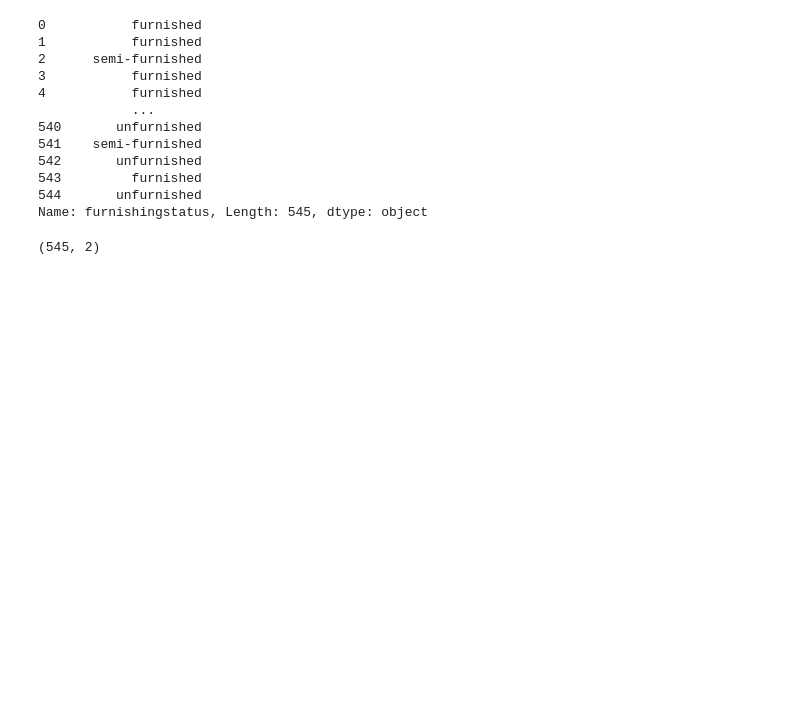
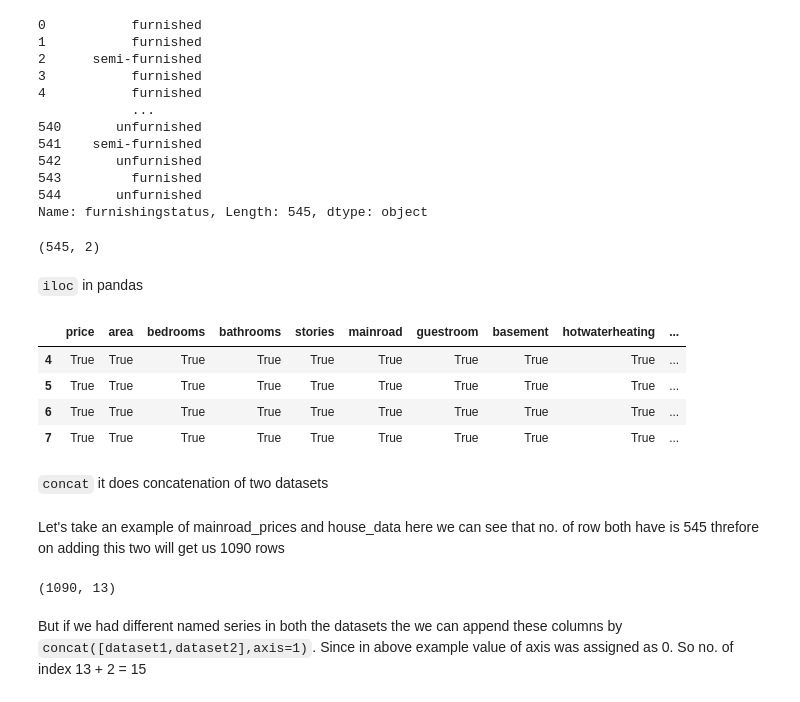
Before and after one commit to HarshSharma0007/Pandas, a Jupyter notebook: Learn_Pandas.ipynb, the cells around one changed output. Cells and saved outputs as stored; diff of their text form; code cells hidden in the pictures; blank space fills up the shorter version.

````diff
--- a/Learn_Pandas.ipynb
+++ b/Learn_Pandas.ipynb
@@ -100,3 +100,29 @@ Name: furnishingstatus, Length: 545, dtype: object
 Mainroad_price.shape
 # %% [output]
 (545, 2)
+# %% [markdown]
+```iloc``` in pandas
+# %%
+row1 = House_data.iloc[[4, 5, 6, 7]]
+
+row2 = House_data.iloc[4:8]
+
+row1==row2
+# %% [output]
+|  | price | area | bedrooms | bathrooms | stories | mainroad | guestroom | basement | hotwaterheating | ... |
+| 4 | True | True | True | True | True | True | True | True | True | ... |
+| 5 | True | True | True | True | True | True | True | True | True | ... |
+| 6 | True | True | True | True | True | True | True | True | True | ... |
+| 7 | True | True | True | True | True | True | True | True | True | ... |
+# %% [markdown]
+```concat``` it  does concatenation of two datasets
+# %% [markdown]
+Let's take an example of mainroad_prices and house_data here we can see that no. of row both have is 545 threfore on adding this two will get us 1090 rows
+# %%
+pd.concat([House_data,Mainroad_price]).shape
+# %% [output]
+(1090, 13)
+# %% [markdown]
+But if we had different named series in both the datasets the we can append these columns by ```concat([dataset1,dataset2],axis=1)```.
+Since in above example value of axis was assigned as 0.
+So no. of index 13 + 2 = 15
````
Also changed, not shown: parts of 12 cells of this notebook.
